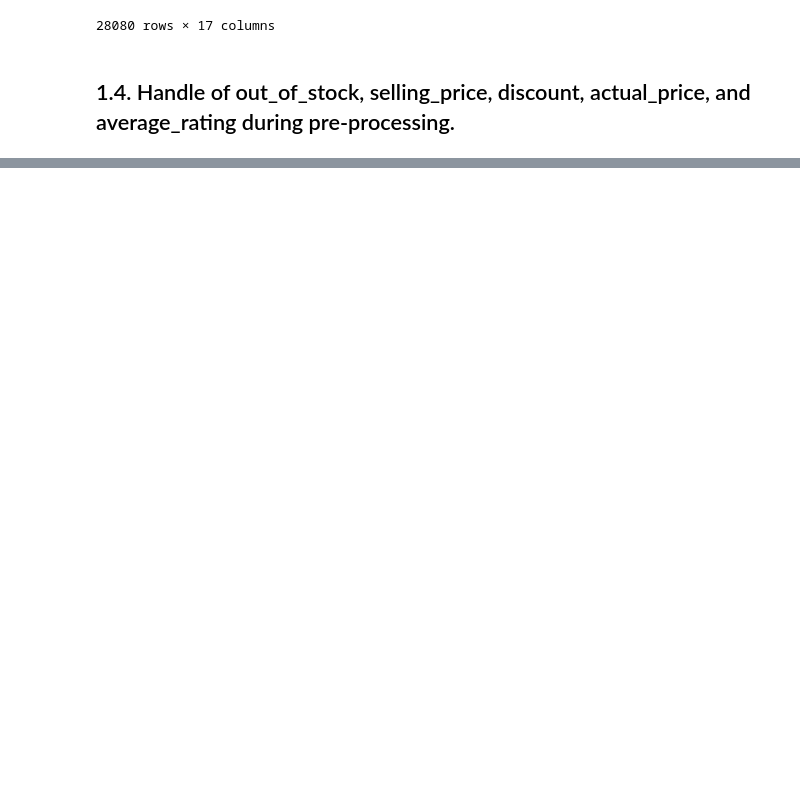
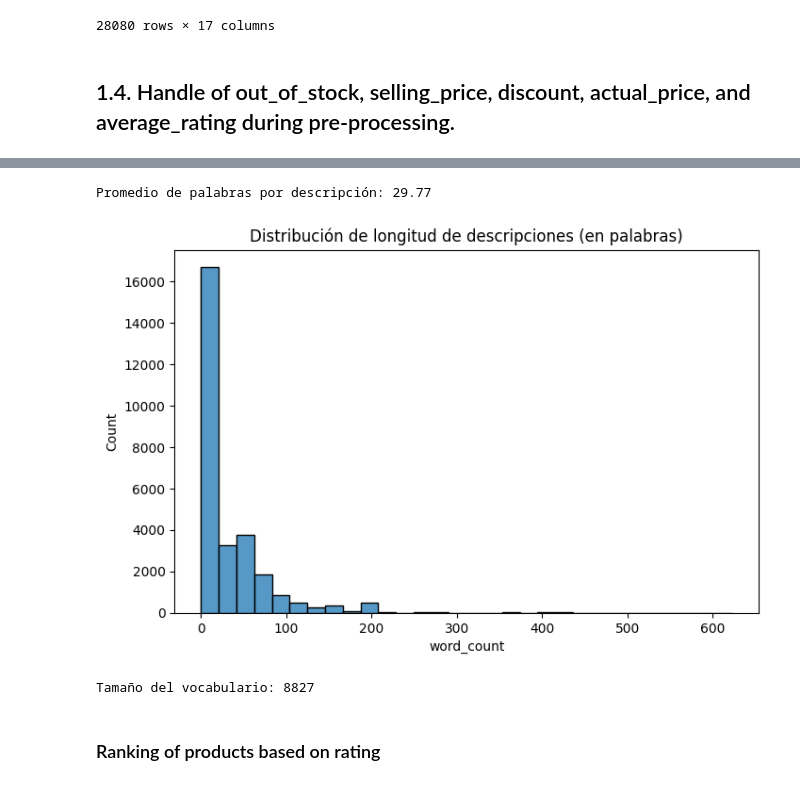
Before and after one commit to IsaacPerez02/SearchEngine-IRWA_2025, a Jupyter notebook: project_progress/part_1/preprocesing.ipynb, the cells around one changed output, grey strips where cells are left out. Drawn from its saved outputs; the diff is of its cells as text; code cells hidden in the pictures; blank space fills up the shorter version.

```diff
--- a/project_progress/part_1/preprocesing.ipynb
+++ b/project_progress/part_1/preprocesing.ipynb
@@ -115,0 +148,19 @@ display(products)
+# %%
+products['word_count'] = products['description'].apply(lambda x: len(str(x).split()))
+products['char_count'] = products['description'].apply(lambda x: len(str(x)))
+print("Promedio de palabras por descripción:", round(products['word_count'].mean(), 2))
+
+plt.figure(figsize=(8,5))
+sns.histplot(products['word_count'], bins=30)
+plt.title('Distribución de longitud de descripciones (en palabras)')
+plt.show()
+# %% [output]
+Promedio de palabras por descripción: 29.77
+[figure, added]
+# %%
+vocabulary_size = len(set(all_words))
+print("Tamaño del vocabulario:", vocabulary_size)
+# %% [output]
+Tamaño del vocabulario: 8827
+# %% [markdown]
+### Ranking of products based on rating
```
Also changed, not shown: parts of 21 cells of this notebook.
